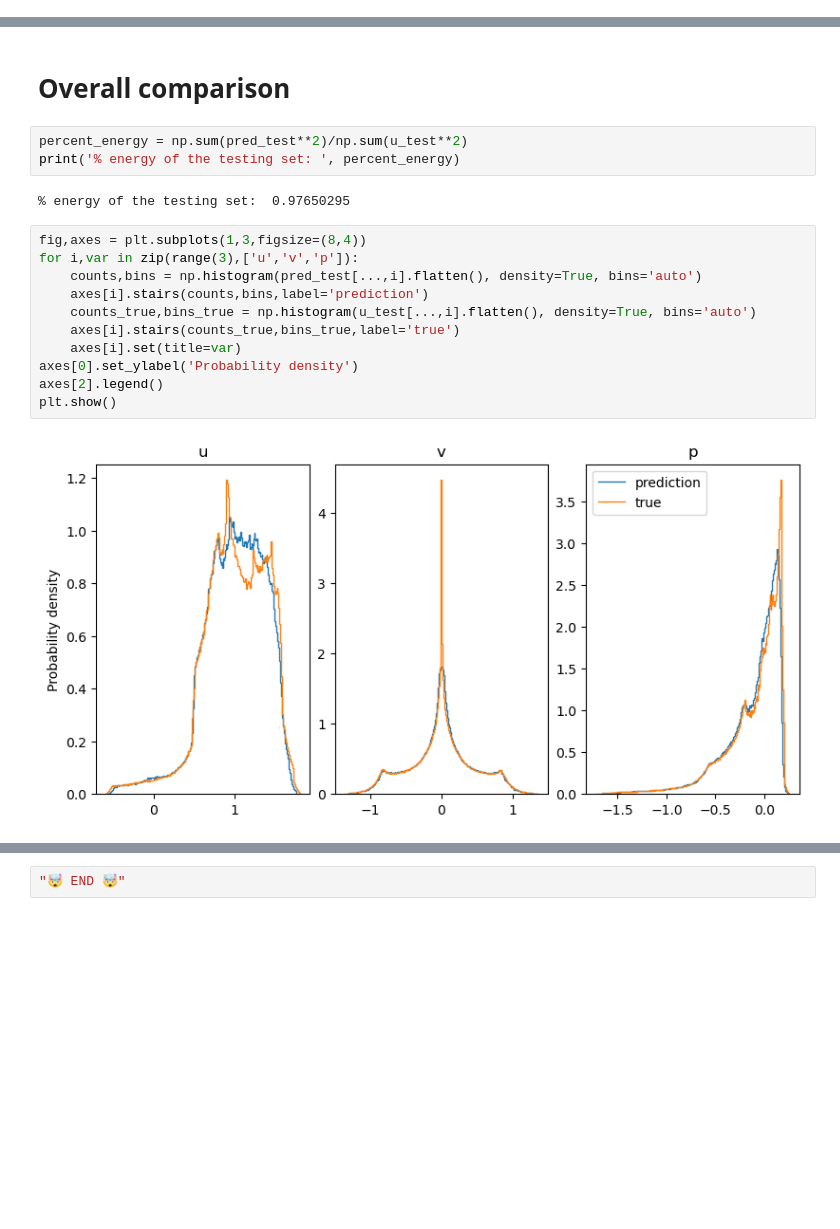
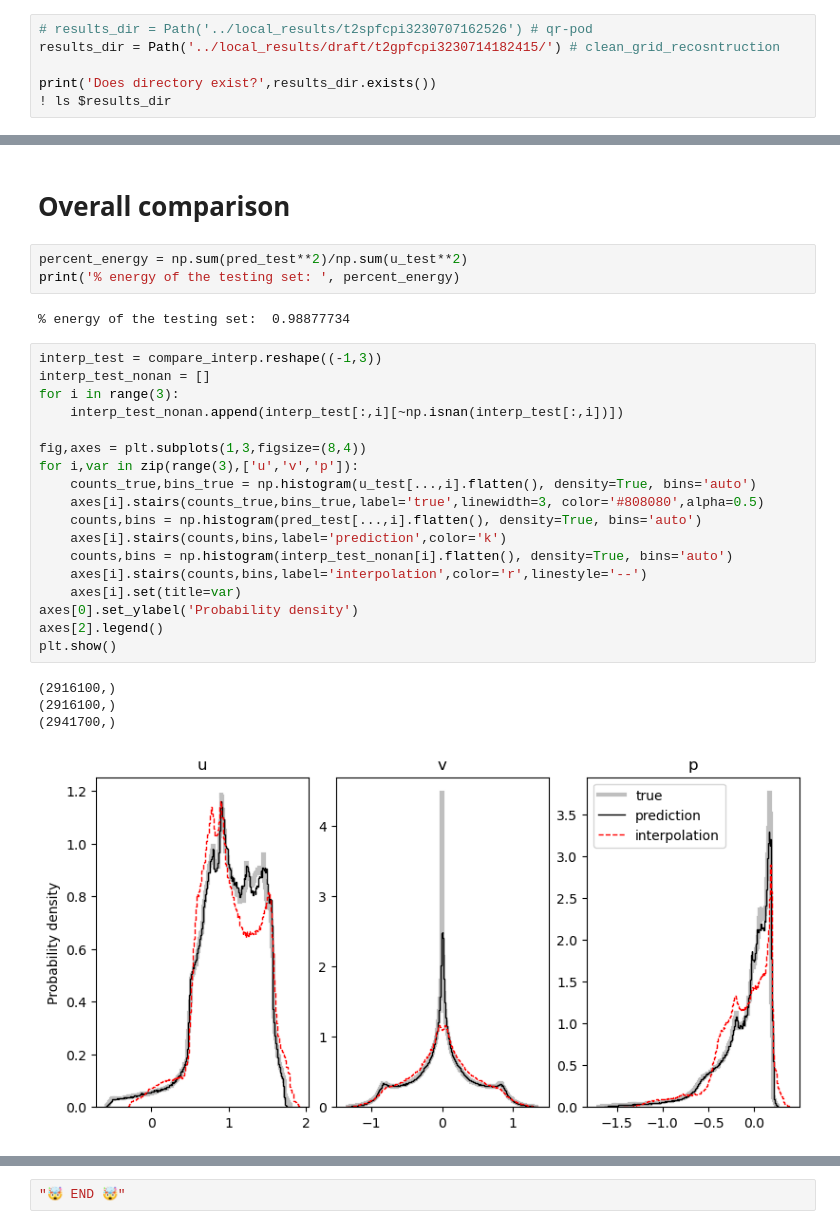
Before and after one commit to MagriLab/FlowReconstructionFromExperiment, a Jupyter notebook: visualisation_notebook/results_physics.ipynb, the cells around one changed output, grey strips where cells are left out. Cells and saved outputs as stored; diff of their text form; blank space fills up the shorter version.

Commit message:
new comparison charts

```diff
--- a/visualisation_notebook/results_physics.ipynb
+++ b/visualisation_notebook/results_physics.ipynb
@@ -43,0 +33,6 @@ config.yml  results.h5  state.npy  state.pkl
+# %%
+# results_dir = Path('../local_results/t2spfcpi3230707162526') # qr-pod
+results_dir = Path('../local_results/draft/t2gpfcpi3230714182415/') # clean_grid_recosntruction
+
+print('Does directory exist?',results_dir.exists())
+! ls $results_dir
@@ -631,20 +633,30 @@ Overall MSE for noisy testing set:  0.0
 percent_energy = np.sum(pred_test**2)/np.sum(u_test**2)
 print('% energy of the testing set: ', percent_energy)
 # %% [output]
-% energy of the testing set:  0.97650295
+% energy of the testing set:  0.98877734
 # %%
+interp_test = compare_interp.reshape((-1,3))
+interp_test_nonan = []
+for i in range(3):
+    interp_test_nonan.append(interp_test[:,i][~np.isnan(interp_test[:,i])])
+
 fig,axes = plt.subplots(1,3,figsize=(8,4))
 for i,var in zip(range(3),['u','v','p']):
+    counts_true,bins_true = np.histogram(u_test[...,i].flatten(), density=True, bins='auto')
+    axes[i].stairs(counts_true,bins_true,label='true',linewidth=3, color='#808080',alpha=0.5)
     counts,bins = np.histogram(pred_test[...,i].flatten(), density=True, bins='auto')
-    axes[i].stairs(counts,bins,label='prediction')
-    counts_true,bins_true = np.histogram(u_test[...,i].flatten(), density=True, bins='auto')
-    axes[i].stairs(counts_true,bins_true,label='true')
+    axes[i].stairs(counts,bins,label='prediction',color='k')
+    counts,bins = np.histogram(interp_test_nonan[i].flatten(), density=True, bins='auto')
+    axes[i].stairs(counts,bins,label='interpolation',color='r',linestyle='--')
     axes[i].set(title=var)
 axes[0].set_ylabel('Probability density')
 axes[2].legend()
 plt.show()
 # %% [output]
+(2916100,)
+(2916100,)
+(2941700,)
-[figure, old version]
+[figure, new version]
 # %%
 fftn_pred = np.fft.fftn(pred_test-np.mean(pred_test,axis=0,keepdims=True),axes=[1,2])
 fftn_true = np.fft.fftn(u_test-np.mean(u_test,axis=0,keepdims=True),axes=[1,2])
```
Also changed, not shown: parts of 16 cells of this notebook.
